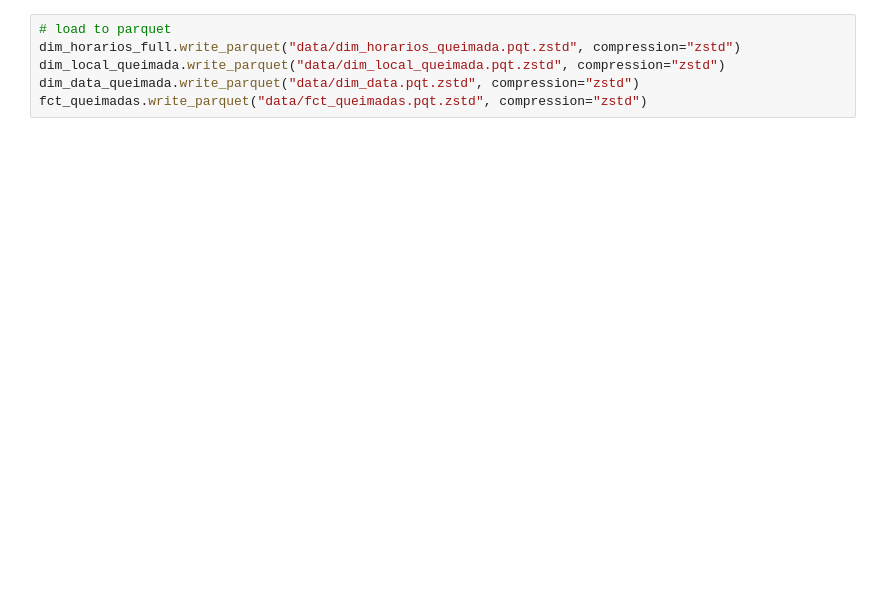
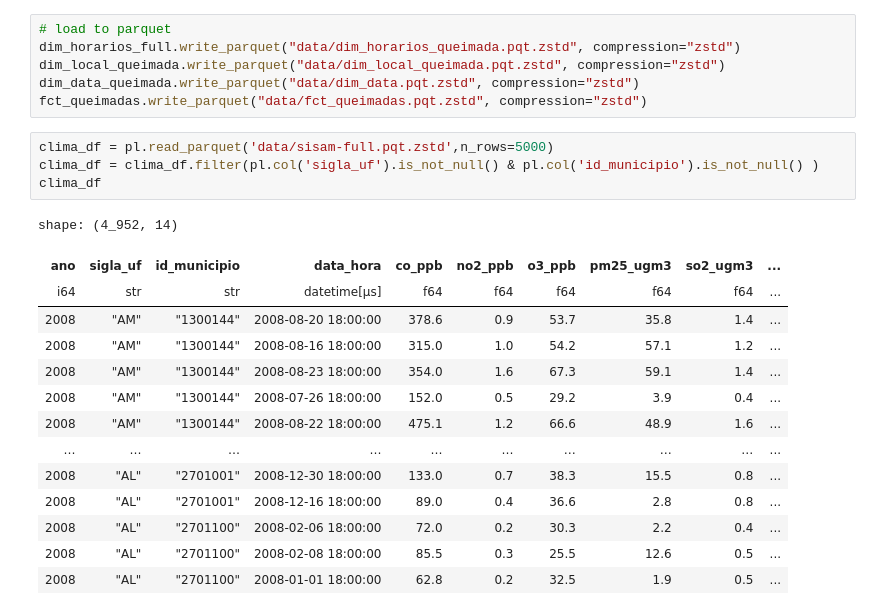
Before and after one commit to clr-cera/olap2025.2, a Jupyter notebook: etl_orig.ipynb, the cells around one changed output. Drawn from its saved outputs; the diff is of its cells as text; blank space fills up the shorter version.

```diff
--- a/etl_orig.ipynb
+++ b/etl_orig.ipynb
@@ -254,3 +254,22 @@ dim_horarios_full.write_parquet("data/dim_horarios_queimada.pqt.zstd", compressi
 dim_local_queimada.write_parquet("data/dim_local_queimada.pqt.zstd", compression="zstd")
 dim_data_queimada.write_parquet("data/dim_data.pqt.zstd", compression="zstd")
 fct_queimadas.write_parquet("data/fct_queimadas.pqt.zstd", compression="zstd")
+# %%
+clima_df = pl.read_parquet('data/sisam-full.pqt.zstd',n_rows=5000)
+clima_df = clima_df.filter(pl.col('sigla_uf').is_not_null() & pl.col('id_municipio').is_not_null() )
+clima_df
+# %% [output]
+shape: (4_952, 14)
+| ano | sigla_uf | id_municipio | data_hora | co_ppb | no2_ppb | o3_ppb | pm25_ugm3 | so2_ugm3 | ... |
+| i64 | str | str | datetime[μs] | f64 | f64 | f64 | f64 | f64 | ... |
+| 2008 | "AM" | "1300144" | 2008-08-20 18:00:00 | 378.6 | 0.9 | 53.7 | 35.8 | 1.4 | ... |
+| 2008 | "AM" | "1300144" | 2008-08-16 18:00:00 | 315.0 | 1.0 | 54.2 | 57.1 | 1.2 | ... |
+| 2008 | "AM" | "1300144" | 2008-08-23 18:00:00 | 354.0 | 1.6 | 67.3 | 59.1 | 1.4 | ... |
+| 2008 | "AM" | "1300144" | 2008-07-26 18:00:00 | 152.0 | 0.5 | 29.2 | 3.9 | 0.4 | ... |
+| 2008 | "AM" | "1300144" | 2008-08-22 18:00:00 | 475.1 | 1.2 | 66.6 | 48.9 | 1.6 | ... |
+| … | … | … | … | … | … | … | … | … | ... |
+| 2008 | "AL" | "2701001" | 2008-12-30 18:00:00 | 133.0 | 0.7 | 38.3 | 15.5 | 0.8 | ... |
+| 2008 | "AL" | "2701001" | 2008-12-16 18:00:00 | 89.0 | 0.4 | 36.6 | 2.8 | 0.8 | ... |
+| 2008 | "AL" | "2701100" | 2008-02-06 18:00:00 | 72.0 | 0.2 | 30.3 | 2.2 | 0.4 | ... |
+| 2008 | "AL" | "2701100" | 2008-02-08 18:00:00 | 85.5 | 0.3 | 25.5 | 12.6 | 0.5 | ... |
+| 2008 | "AL" | "2701100" | 2008-01-01 18:00:00 | 62.8 | 0.2 | 32.5 | 1.9 | 0.5 | ... |
```
Also changed, not shown: parts of 12 cells of this notebook, 10 other files.
